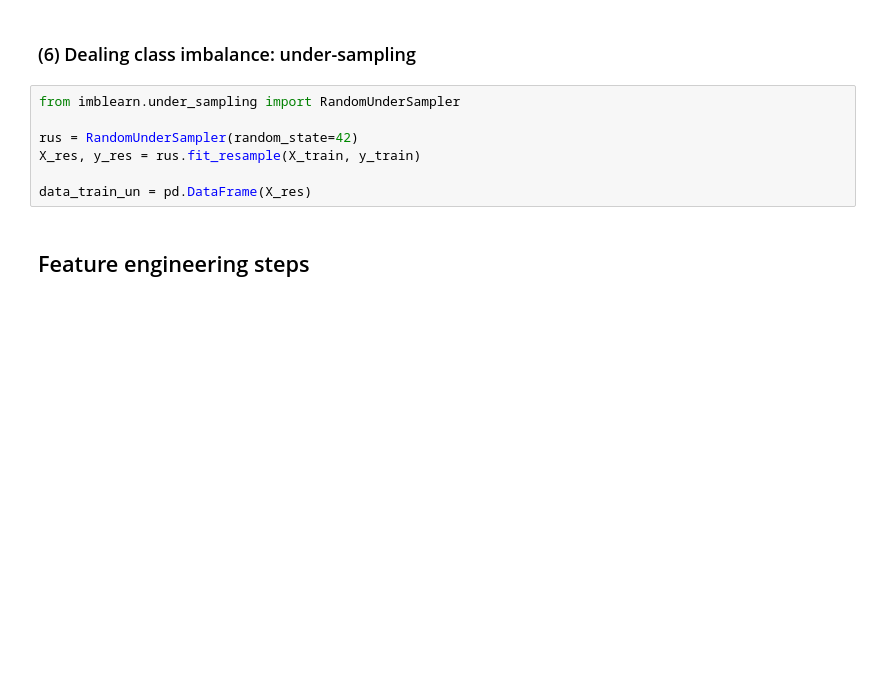
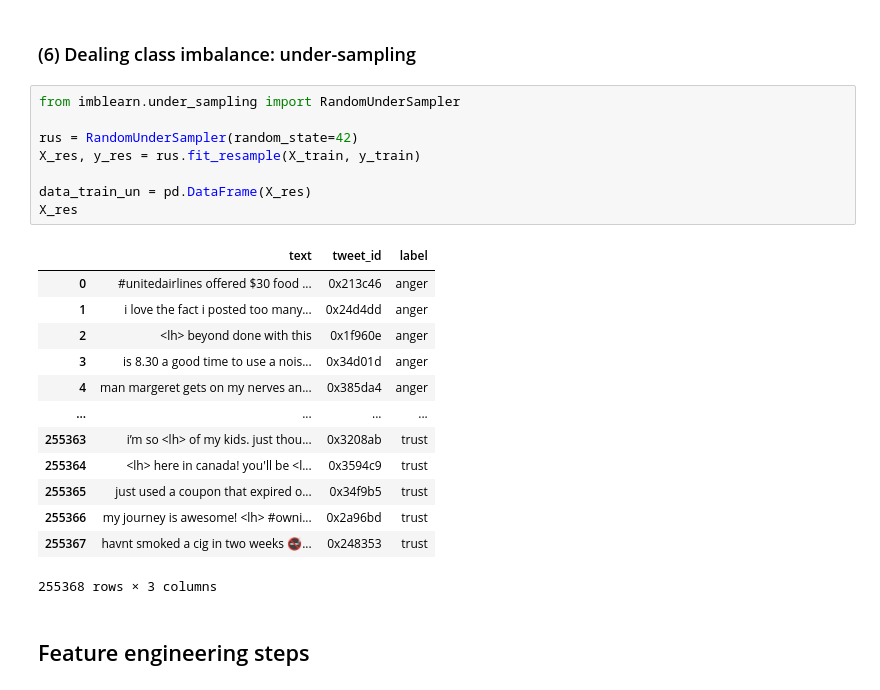
Before and after one commit to Coffeeps/DM, a Jupyter notebook: HW2_0125.ipynb, the cells around one changed output. Cells and saved outputs as stored; diff of their text form; blank space fills up the shorter version.

```diff
--- a/HW2_0125.ipynb
+++ b/HW2_0125.ipynb
@@ -617,10 +640,25 @@ data_train_up = pd.DataFrame(X_res)
 # %%
 from imblearn.under_sampling import RandomUnderSampler
 
 rus = RandomUnderSampler(random_state=42)
 X_res, y_res = rus.fit_resample(X_train, y_train)
 
 data_train_un = pd.DataFrame(X_res)
+X_res
+# %% [output]
+|  | text | tweet_id | label |
+| 0 | #unitedairlines offered $30 food ... | 0x213c46 | anger |
+| 1 | i love the fact i posted too many... | 0x24d4dd | anger |
+| 2 | <lh> beyond done with this | 0x1f960e | anger |
+| 3 | is 8.30 a good time to use a nois... | 0x34d01d | anger |
+| 4 | man margeret gets on my nerves an... | 0x385da4 | anger |
+| ... | ... | ... | ... |
+| 255363 | i’m so <lh> of my kids. just thou... | 0x3208ab | trust |
+| 255364 | <lh> here in canada! you'll be <l... | 0x3594c9 | trust |
+| 255365 | just used a coupon that expired o... | 0x34f9b5 | trust |
+| 255366 | my journey is awesome! <lh> #owni... | 0x2a96bd | trust |
+| 255367 | havnt smoked a cig in two weeks 🚭... | 0x248353 | trust |
+255368 rows × 3 columns
 # %% [markdown]
 ## Feature engineering steps
 # %% [markdown]
```
Also changed, not shown: parts of 8 cells of this notebook.
